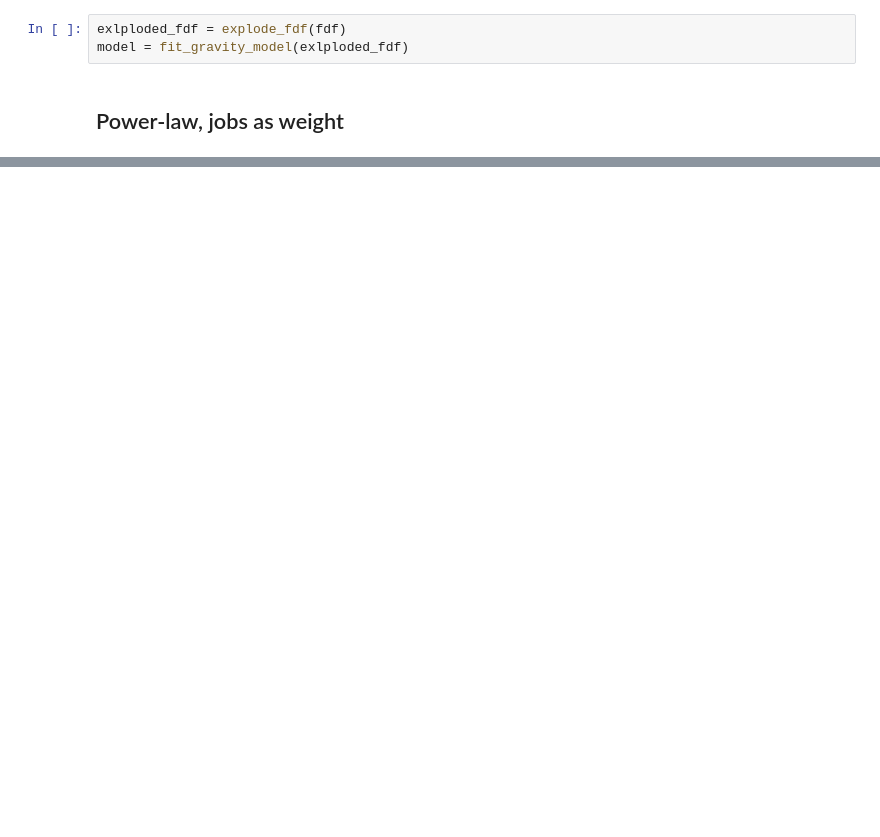
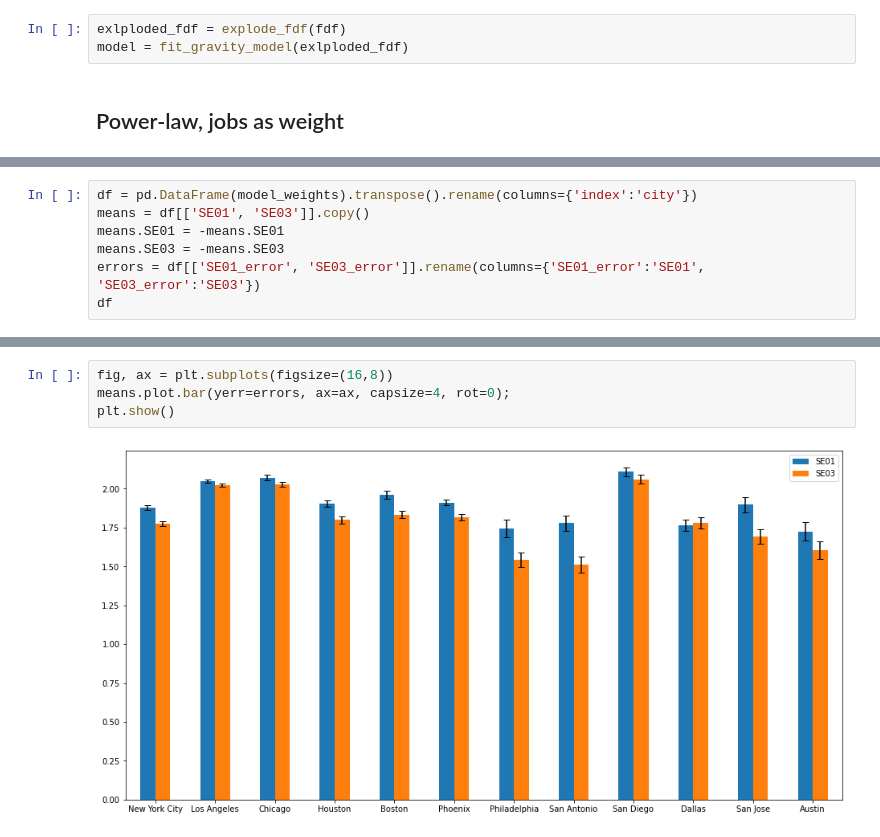
Before and after one commit to yuribogomolov/sttn, a Jupyter notebook: notebooks/YSC 2021.ipynb, the cells around one changed output, grey strips where cells are left out. Drawn from its saved outputs; the diff is of its cells as text; blank space fills up the shorter version.

```diff
--- a/notebooks/YSC 2021.ipynb
+++ b/notebooks/YSC 2021.ipynb
@@ -117,0 +146,7 @@ df.sort_values('high_minus_low').plot.bar(x='city', y='high_minus_low', rot=30)
+# %%
+df = pd.DataFrame(model_weights).transpose().rename(columns={'index':'city'})
+means = df[['SE01', 'SE03']].copy()
+means.SE01 = -means.SE01
+means.SE03 = -means.SE03
+errors = df[['SE01_error', 'SE03_error']].rename(columns={'SE01_error':'SE01', 'SE03_error':'SE03'})
+df
@@ -117,0 +167,6 @@ df.sort_values('high_minus_low').plot.bar(x='city', y='high_minus_low', rot=30)
+# %%
+fig, ax = plt.subplots(figsize=(16,8))
+means.plot.bar(yerr=errors, ax=ax, capsize=4, rot=0);
+plt.show()
+# %% [output]
+[figure, added]
```
Also changed, not shown: parts of 7 cells of this notebook, 1 other file.
